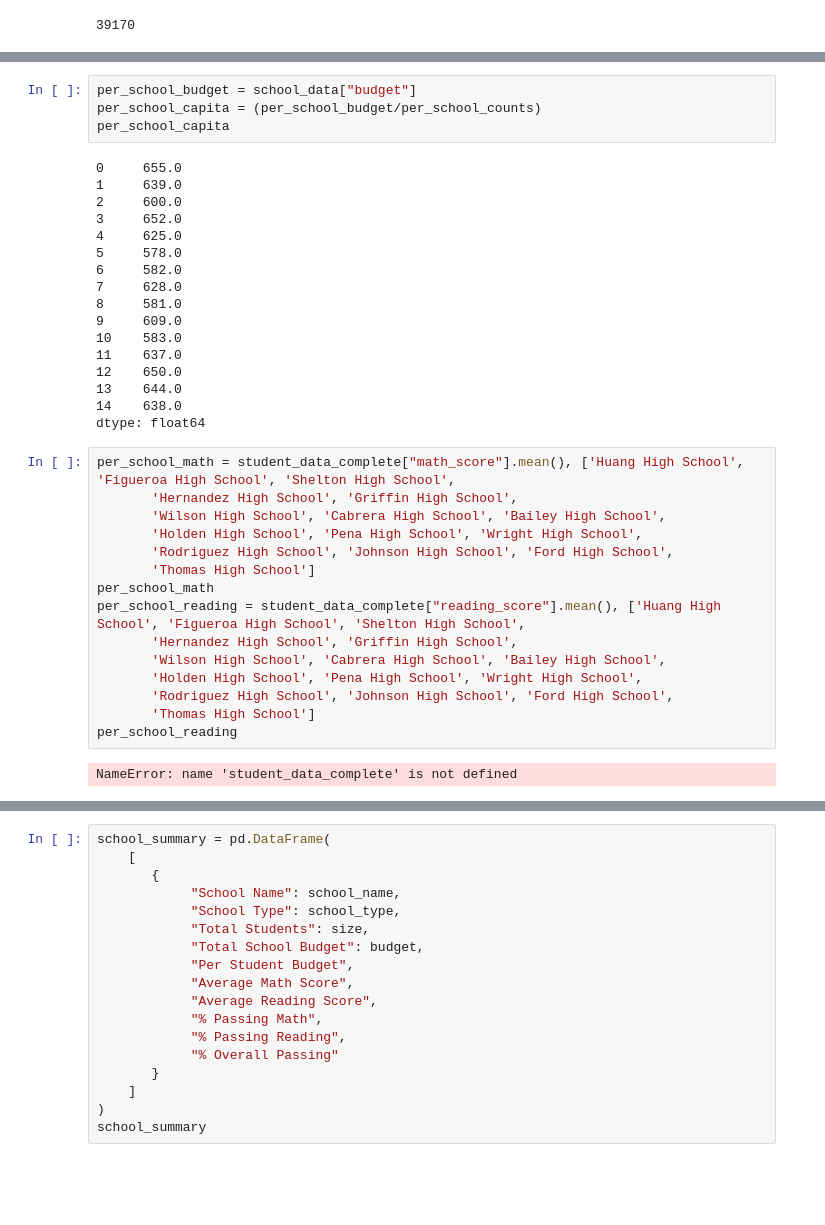
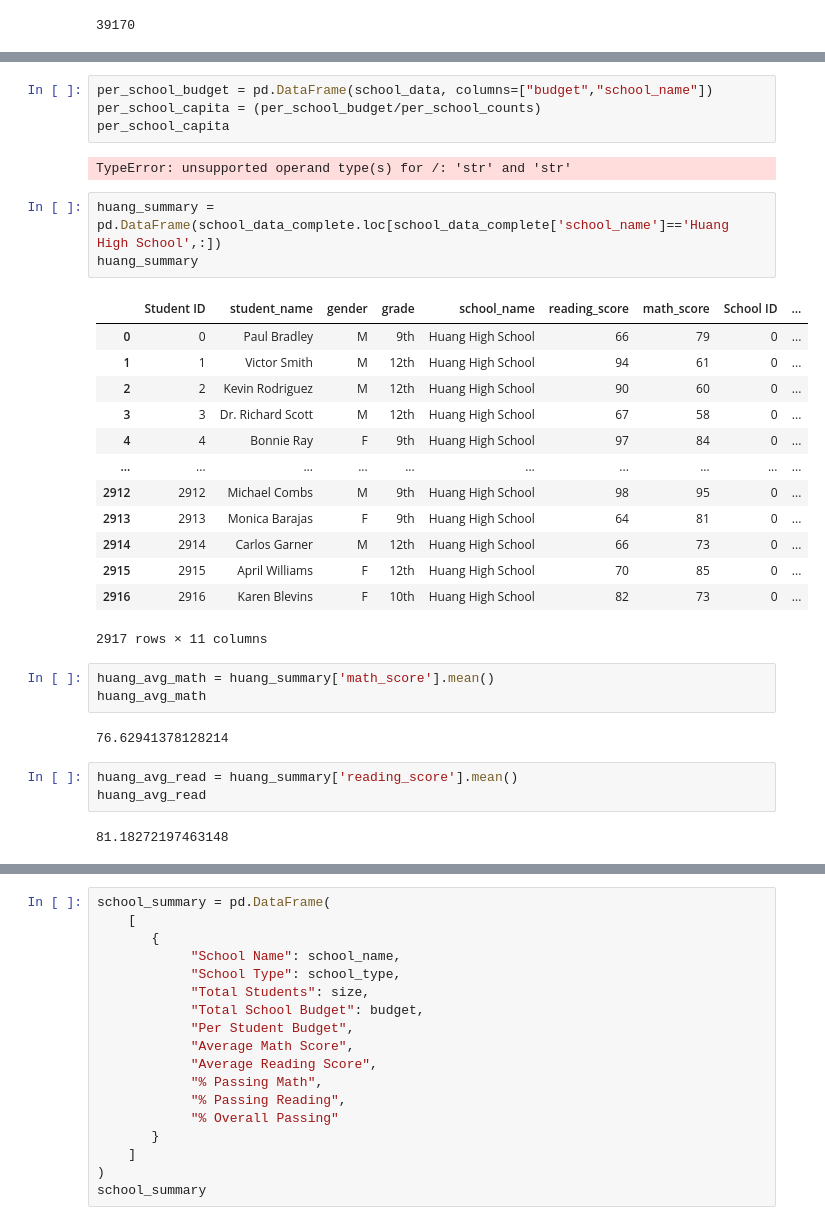
Before and after one commit to Cookees81/pandas-challenge, a Jupyter notebook: PyCitySchools/School Summary.ipynb, the cells around one changed output, grey strips where cells are left out. Drawn from its saved outputs; the diff is of its cells as text; blank space fills up the shorter version.

Commit message:
perfecting schools summary

```diff
--- a/PyCitySchools/School Summary.ipynb
+++ b/PyCitySchools/School Summary.ipynb
@@ -82,38 +82,33 @@ Name: size, dtype: int64
 # %%
-per_school_budget = school_data["budget"]
+per_school_budget = pd.DataFrame(school_data, columns=["budget","school_name"])
 per_school_capita = (per_school_budget/per_school_counts)
 per_school_capita
 # %% [output]
-0     655.0
-1     639.0
-2     600.0
-3     652.0
-4     625.0
-5     578.0
-6     582.0
-7     628.0
-8     581.0
-9     609.0
-10    583.0
-11    637.0
-12    650.0
-13    644.0
-14    638.0
-dtype: float64
+TypeError: unsupported operand type(s) for /: 'str' and 'str'
-# %%
-per_school_math = student_data_complete["math_score"].mean(), ['Huang High School', 'Figueroa High School', 'Shelton High School',
-       'Hernandez High School', 'Griffin High School',
-       'Wilson High School', 'Cabrera High School', 'Bailey High School',
-       'Holden High School', 'Pena High School', 'Wright High School',
-       'Rodriguez High School', 'Johnson High School', 'Ford High School',
-       'Thomas High School']
-per_school_math
-per_school_reading = student_data_complete["reading_score"].mean(), ['Huang High School', 'Figueroa High School', 'Shelton High School',
-       'Hernandez High School', 'Griffin High School',
-       'Wilson High School', 'Cabrera High School', 'Bailey High School',
-       'Holden High School', 'Pena High School', 'Wright High School',
-       'Rodriguez High School', 'Johnson High School', 'Ford High School',
-       'Thomas High School']
-per_school_reading
-# %% [output]
-NameError: name 'student_data_complete' is not defined
+# %%
+huang_summary = pd.DataFrame(school_data_complete.loc[school_data_complete['school_name']=='Huang High School',:])
+huang_summary
+# %% [output]
+|  | Student ID | student_name | gender | grade | school_name | reading_score | math_score | School ID | ... |
+| 0 | 0 | Paul Bradley | M | 9th | Huang High School | 66 | 79 | 0 | ... |
+| 1 | 1 | Victor Smith | M | 12th | Huang High School | 94 | 61 | 0 | ... |
+| 2 | 2 | Kevin Rodriguez | M | 12th | Huang High School | 90 | 60 | 0 | ... |
+| 3 | 3 | Dr. Richard Scott | M | 12th | Huang High School | 67 | 58 | 0 | ... |
+| 4 | 4 | Bonnie Ray | F | 9th | Huang High School | 97 | 84 | 0 | ... |
+| ... | ... | ... | ... | ... | ... | ... | ... | ... | ... |
+| 2912 | 2912 | Michael Combs | M | 9th | Huang High School | 98 | 95 | 0 | ... |
+| 2913 | 2913 | Monica Barajas | F | 9th | Huang High School | 64 | 81 | 0 | ... |
+| 2914 | 2914 | Carlos Garner | M | 12th | Huang High School | 66 | 73 | 0 | ... |
+| 2915 | 2915 | April Williams | F | 12th | Huang High School | 70 | 85 | 0 | ... |
+| 2916 | 2916 | Karen Blevins | F | 10th | Huang High School | 82 | 73 | 0 | ... |
+2917 rows × 11 columns
+# %%
+huang_avg_math = huang_summary['math_score'].mean()
+huang_avg_math
+# %% [output]
+76.62941378128214
+# %%
+huang_avg_read = huang_summary['reading_score'].mean()
+huang_avg_read
+# %% [output]
+81.18272197463148
```
Also changed, not shown: parts of 54 cells of this notebook.
